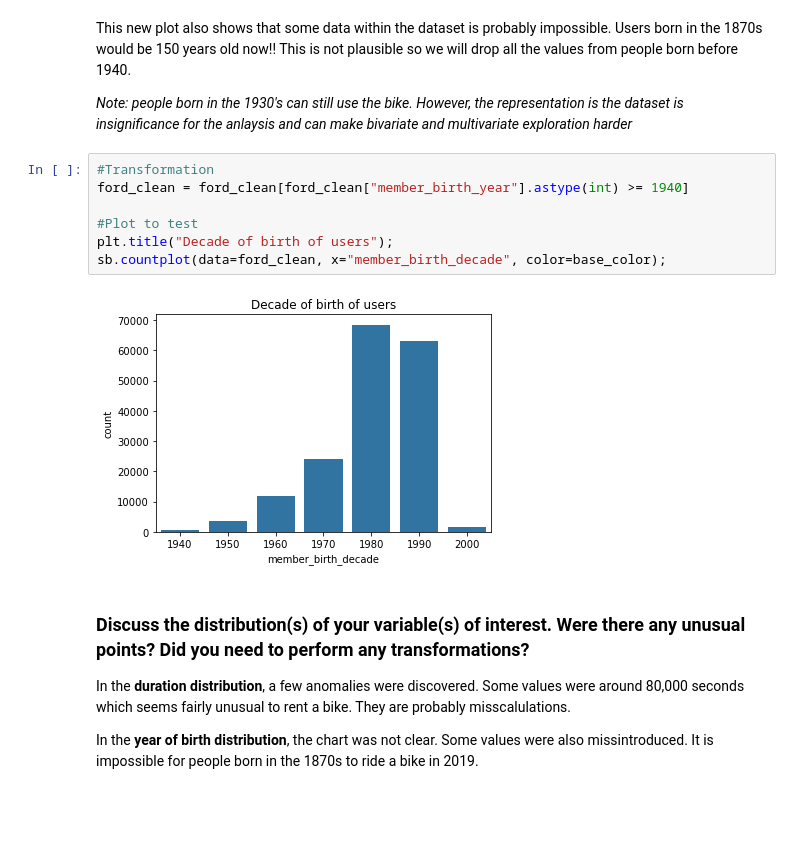
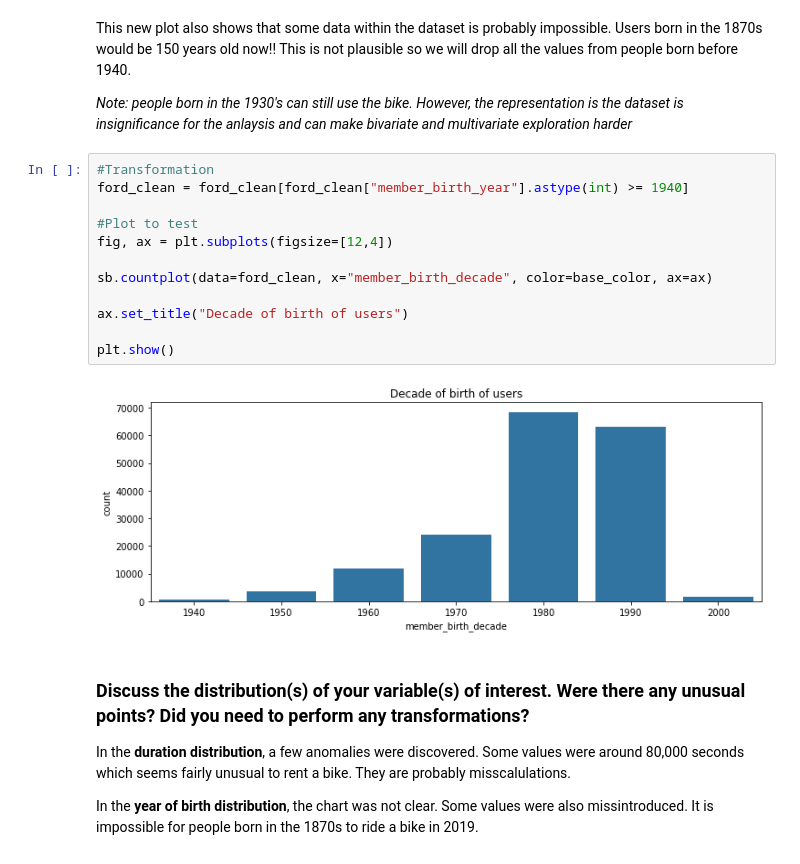
Before and after one commit to aingelmo/portfolio, a Jupyter notebook: Udacity/Project_5_Communicate-Data-Findings/exploration_template.ipynb, the cells around one changed output. Drawn from its saved outputs; the diff is of its cells as text; blank space fills up the shorter version.

```diff
--- a/Udacity/Project_5_Communicate-Data-Findings/exploration_template.ipynb
+++ b/Udacity/Project_5_Communicate-Data-Findings/exploration_template.ipynb
@@ -278,12 +302,17 @@ _Note: people born in the 1930's can still use the bike. However, the representa
 # %%
 #Transformation
 ford_clean = ford_clean[ford_clean["member_birth_year"].astype(int) >= 1940]
 
 #Plot to test
-plt.title("Decade of birth of users");
-sb.countplot(data=ford_clean, x="member_birth_decade", color=base_color);
+fig, ax = plt.subplots(figsize=[12,4])
+
+sb.countplot(data=ford_clean, x="member_birth_decade", color=base_color, ax=ax)
+
+ax.set_title("Decade of birth of users")
+
+plt.show()
 # %% [output]
-[figure, old version]
+[figure, new version]
 # %% [markdown]
 ### Discuss the distribution(s) of your variable(s) of interest. Were there any unusual points? Did you need to perform any transformations?
 
```
Also changed, not shown: parts of 14 cells of this notebook.
